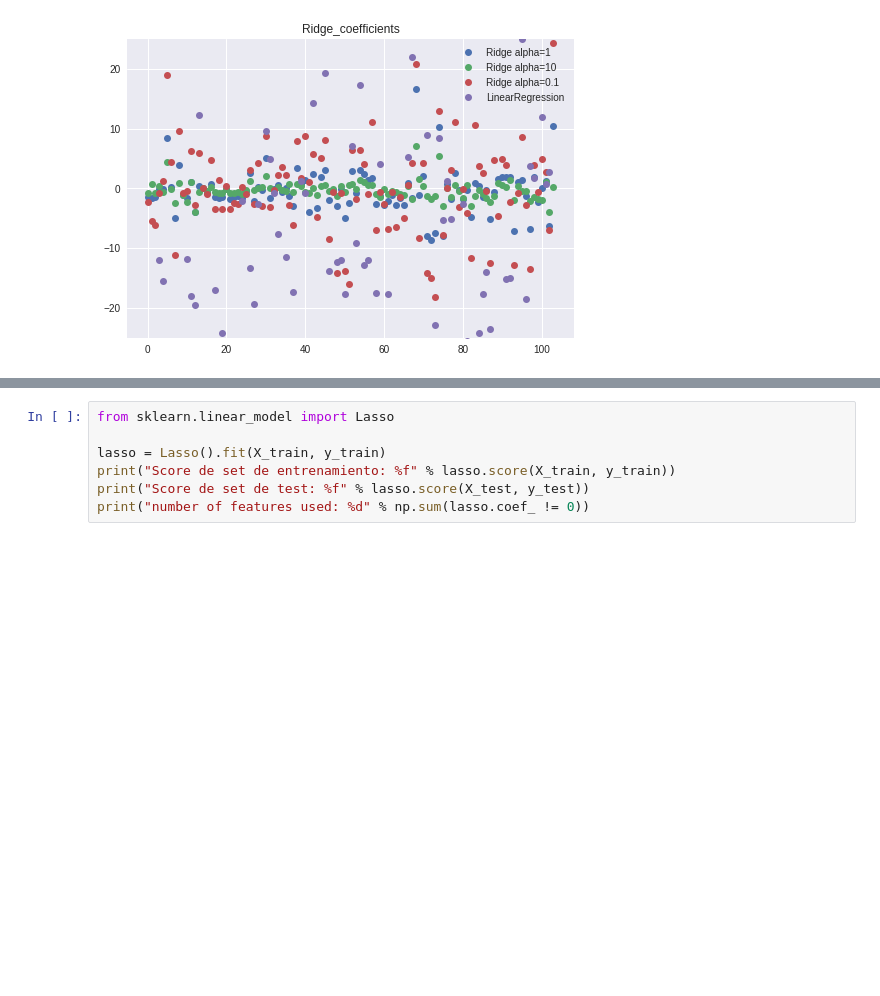
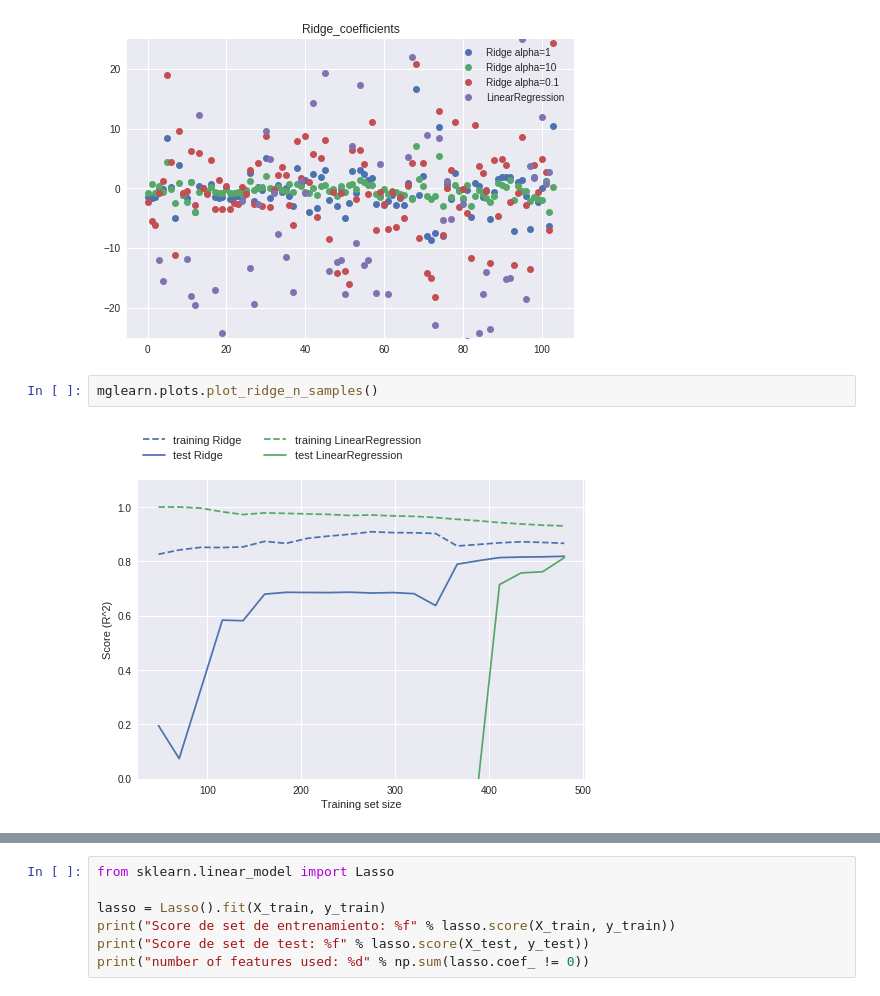
Before and after one commit to igrosny/libros, a Jupyter notebook: IMLP/Capitulo_2_Aprendizaje_automatico.ipynb, the cells around one changed output, grey strips where cells are left out. Drawn from its saved outputs; the diff is of its cells as text; blank space fills up the shorter version.

```diff
--- a/IMLP/Capitulo_2_Aprendizaje_automatico.ipynb
+++ b/IMLP/Capitulo_2_Aprendizaje_automatico.ipynb
@@ -268,3 +272,7 @@ plt.legend()
 # %% [output]
 <matplotlib.legend.Legend at 0x...>
 [figure]
+# %%
+mglearn.plots.plot_ridge_n_samples()
+# %% [output]
+[figure, added]
```
Also changed, not shown: parts of 4 cells of this notebook.
